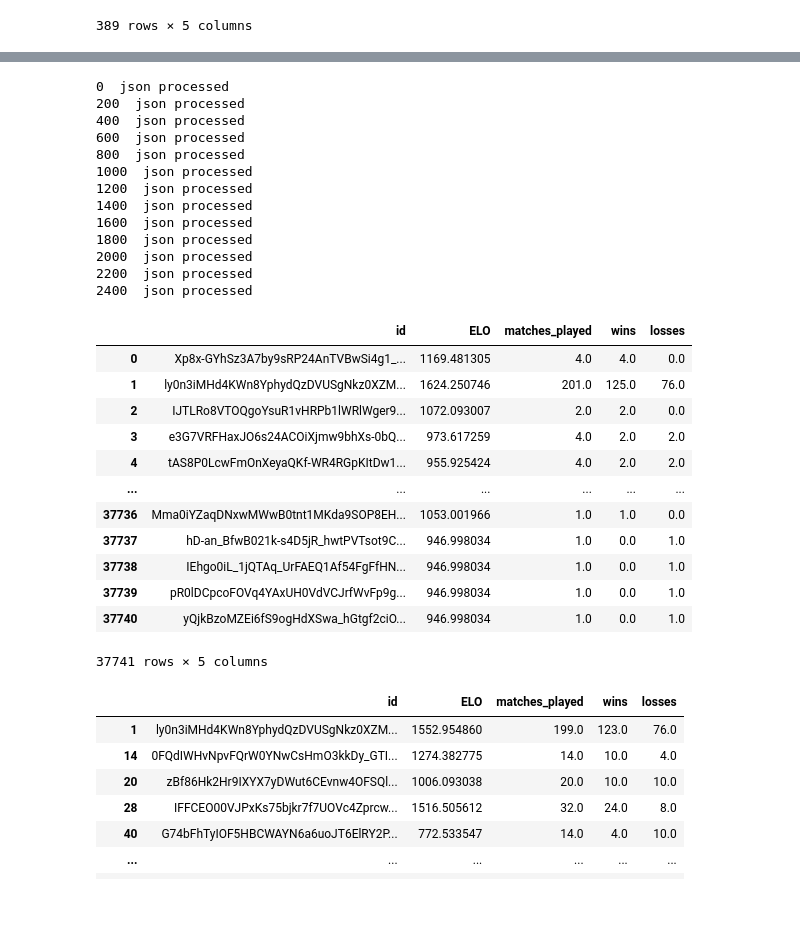
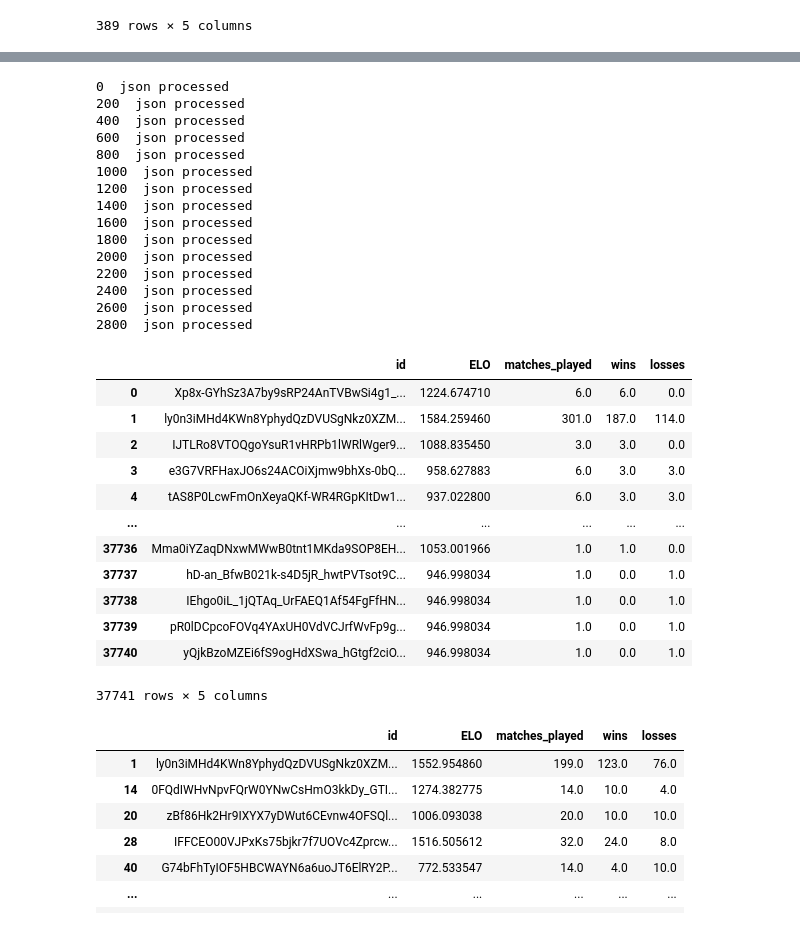
Before and after one commit to levente-murgas/hackathon, a Jupyter notebook: jupyter_analysis/gamerank core.ipynb, the cells around one changed output, grey strips where cells are left out. Cells and saved outputs as stored; diff of their text form; code cells hidden in the pictures.

```diff
--- a/jupyter_analysis/gamerank core.ipynb
+++ b/jupyter_analysis/gamerank core.ipynb
@@ -297,7 +297,7 @@ directory_path = "C:/Users/kofinandi/Desktop/k-h_hackathon/jupyter_analysis/matc
 file_names = os.listdir(directory_path)
 
 # Loop through each file name in the list and open/read the file
-for i, file_name in enumerate(file_names[6500:]):
+for i, file_name in enumerate(file_names[0:3000]):
     if (i % 200 == 0):
         print(i, ' json processed')
     # Construct the full path to the file by joining the directory path and file name
@@ -363,38 +363,40 @@ for i, file_name in enumerate(file_names[6500:]):
         k = 100.0
         expected_winner = expected_result(winnerELO, loserELO)
         delta_winnerELO = k * (1 - expected_winner)
         expected_loser = expected_result(loserELO, winnerELO)
         delta_loserELO = k * (0 - expected_loser)
 
         for n, w in enumerate(winners):
             if w:
                 playersdf.loc[playersdf['id'] == (participants[0][n]), 'ELO'] += delta_winnerELO
             else:
                 playersdf.loc[playersdf['id'] == (participants[0][n]), 'ELO'] += delta_loserELO
 
 
 
 playersdf
 # %% [output]
 0  json processed
 200  json processed
 400  json processed
 600  json processed
 800  json processed
 1000  json processed
 1200  json processed
 1400  json processed
 1600  json processed
 1800  json processed
 2000  json processed
 2200  json processed
 2400  json processed
+2600  json processed
+2800  json processed
 |  | id | ELO | matches_played | wins | losses |
-| 0 | Xp8x-GYhSz3A7by9sRP24AnTVBwSi4g1_... | 1169.481305 | 4.0 | 4.0 | 0.0 |
-| 1 | ly0n3iMHd4KWn8YphydQzDVUSgNkz0XZM... | 1624.250746 | 201.0 | 125.0 | 76.0 |
-| 2 | IJTLRo8VTOQgoYsuR1vHRPb1lWRlWger9... | 1072.093007 | 2.0 | 2.0 | 0.0 |
-| 3 | e3G7VRFHaxJO6s24ACOiXjmw9bhXs-0bQ... | 973.617259 | 4.0 | 2.0 | 2.0 |
-| 4 | tAS8P0LcwFmOnXeyaQKf-WR4RGpKItDw1... | 955.925424 | 4.0 | 2.0 | 2.0 |
+| 0 | Xp8x-GYhSz3A7by9sRP24AnTVBwSi4g1_... | 1224.674710 | 6.0 | 6.0 | 0.0 |
+| 1 | ly0n3iMHd4KWn8YphydQzDVUSgNkz0XZM... | 1584.259460 | 301.0 | 187.0 | 114.0 |
+| 2 | IJTLRo8VTOQgoYsuR1vHRPb1lWRlWger9... | 1088.835450 | 3.0 | 3.0 | 0.0 |
+| 3 | e3G7VRFHaxJO6s24ACOiXjmw9bhXs-0bQ... | 958.627883 | 6.0 | 3.0 | 3.0 |
+| 4 | tAS8P0LcwFmOnXeyaQKf-WR4RGpKItDw1... | 937.022800 | 6.0 | 3.0 | 3.0 |
 | ... | ... | ... | ... | ... | ... |
 | 37736 | Mma0iYZaqDNxwMWwB0tnt1MKda9SOP8EH... | 1053.001966 | 1.0 | 1.0 | 0.0 |
 | 37737 | hD-an_BfwB021k-s4D5jR_hwtPVTsot9C... | 946.998034 | 1.0 | 0.0 | 1.0 |
```
Also changed, not shown: parts of 11 cells of this notebook, 9 other files.
